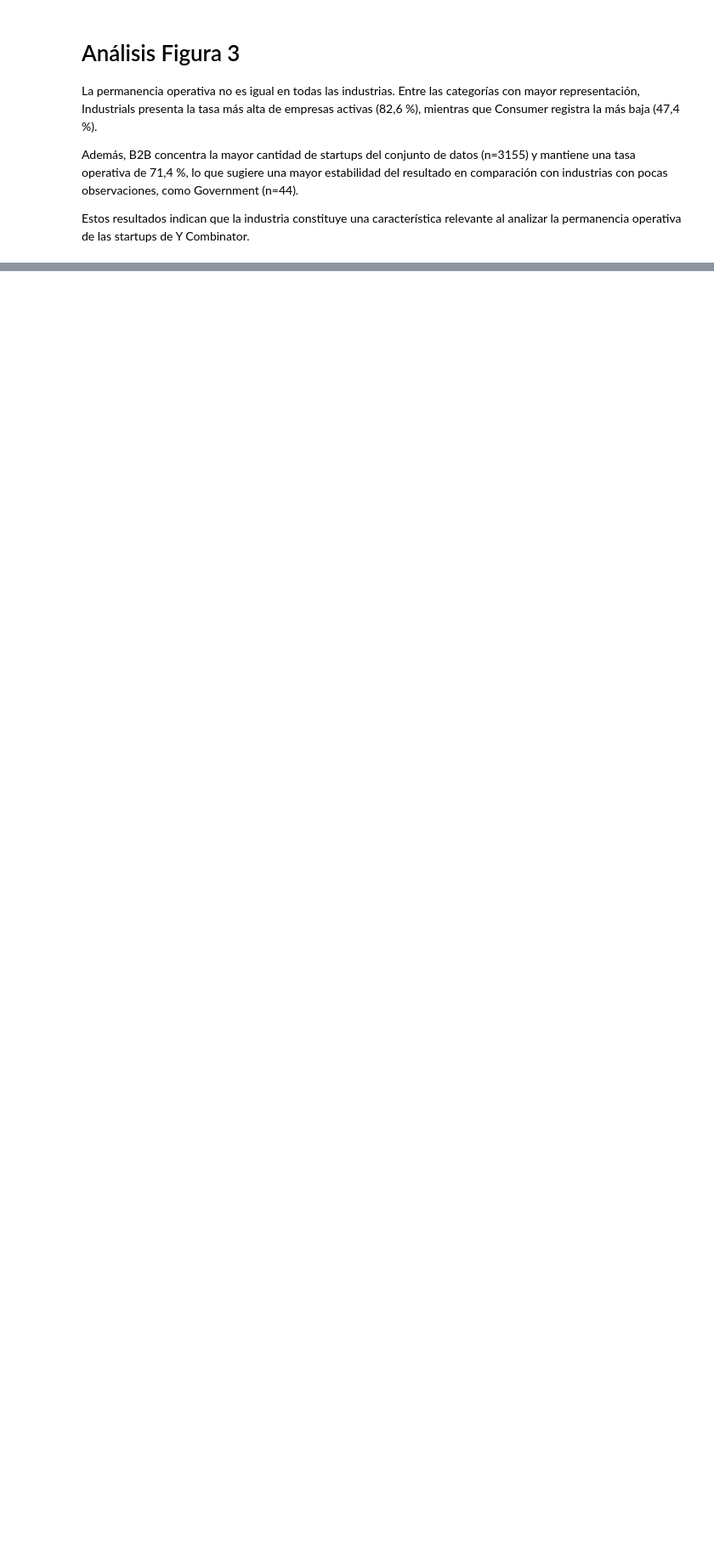
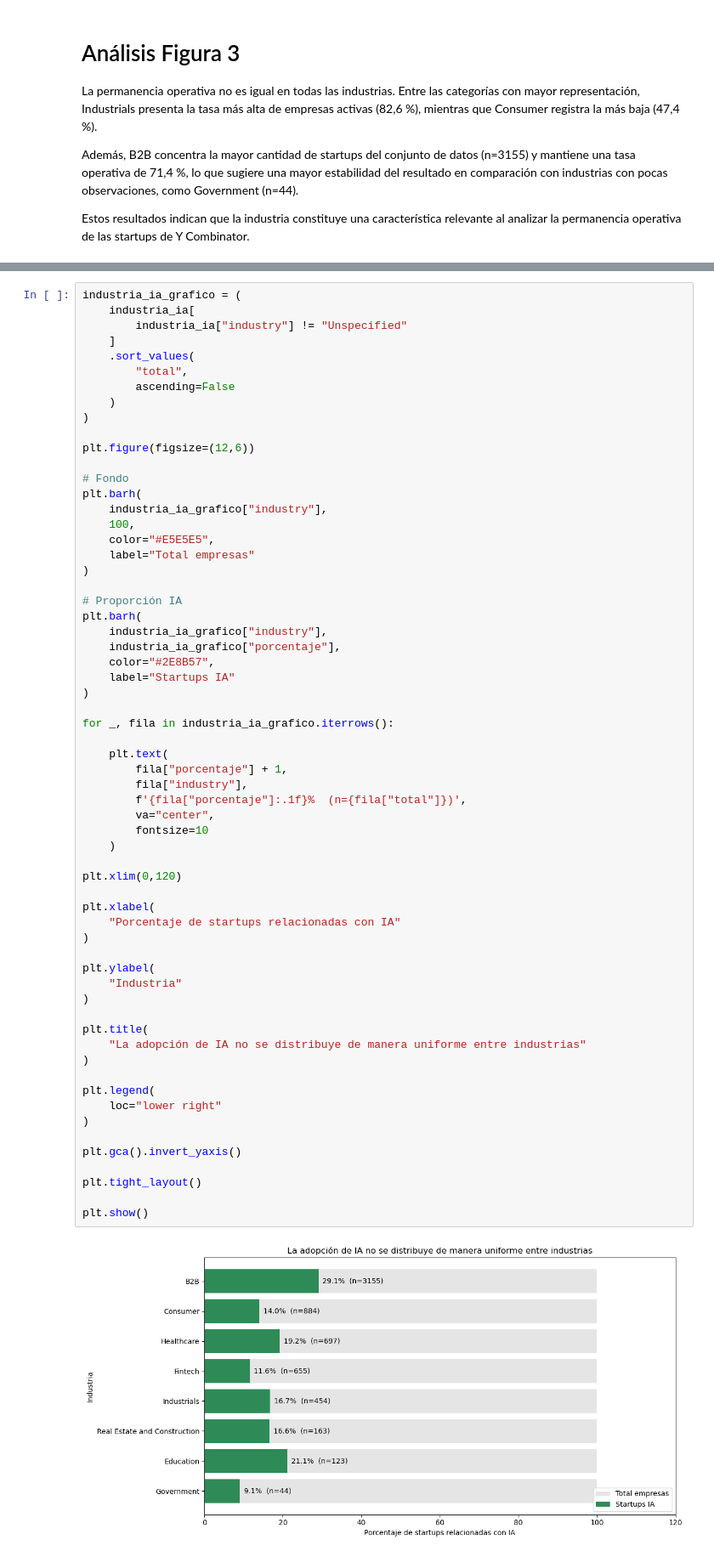
Before and after one commit to DanielCas7illo/U-Andres-Bello, a Jupyter notebook: F4/F4_AnálisisyResultados.ipynb, the cells around one changed output, grey strips where cells are left out. Shown at 85% size. Saved outputs shown, nothing was run; the diff lists cells and outputs as text; blank space fills up the shorter version.

```diff
--- a/F4/F4_AnálisisyResultados.ipynb
+++ b/F4/F4_AnálisisyResultados.ipynb
@@ -393,0 +436,64 @@ Estos resultados indican que la industria constituye una característica relevan
+# %%
+industria_ia_grafico = (
+    industria_ia[
+        industria_ia["industry"] != "Unspecified"
+    ]
+    .sort_values(
+        "total",
+        ascending=False
+    )
+)
+
+plt.figure(figsize=(12,6))
+
+# Fondo
+plt.barh(
+    industria_ia_grafico["industry"],
+    100,
+    color="#E5E5E5",
+    label="Total empresas"
+)
+
+# Proporción IA
+plt.barh(
+    industria_ia_grafico["industry"],
+    industria_ia_grafico["porcentaje"],
+    color="#2E8B57",
+    label="Startups IA"
+)
+
+for _, fila in industria_ia_grafico.iterrows():
+
+    plt.text(
+        fila["porcentaje"] + 1,
+        fila["industry"],
+        f'{fila["porcentaje"]:.1f}%  (n={fila["total"]})',
+        va="center",
+        fontsize=10
+    )
+
+plt.xlim(0,120)
+
+plt.xlabel(
+    "Porcentaje de startups relacionadas con IA"
+)
+
+plt.ylabel(
+    "Industria"
+)
+
+plt.title(
+    "La adopción de IA no se distribuye de manera uniforme entre industrias"
+)
+
+plt.legend(
+    loc="lower right"
+)
+
+plt.gca().invert_yaxis()
+
+plt.tight_layout()
+
+plt.show()
+# %% [output]
+[figure, added]
```
Also changed, not shown: parts of 4 cells of this notebook.
